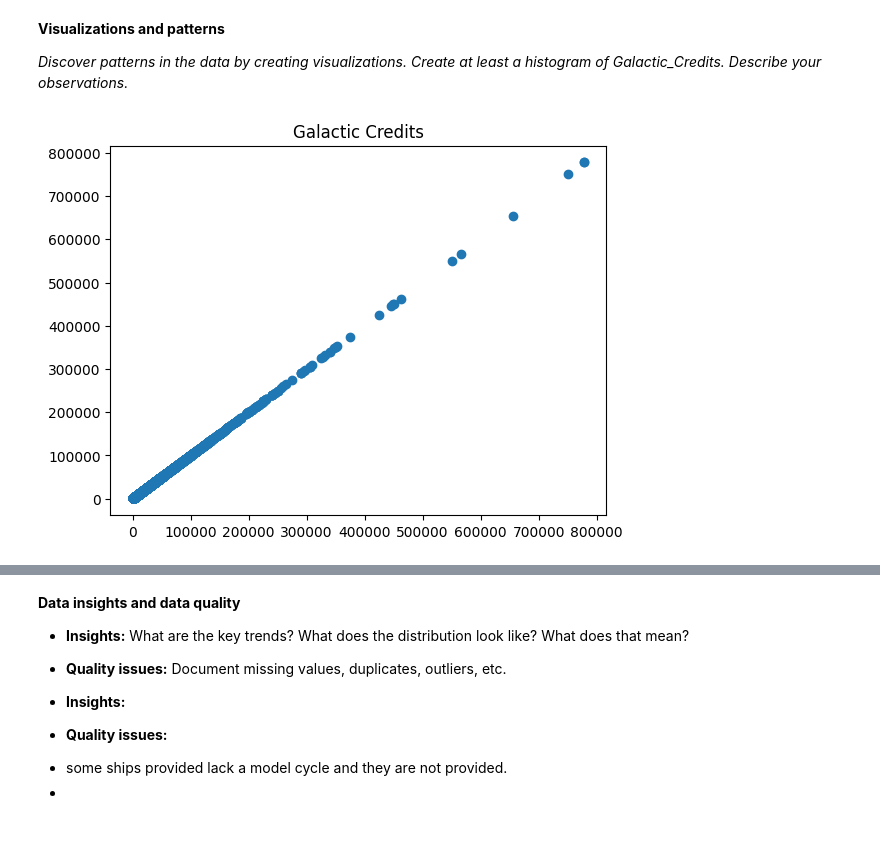
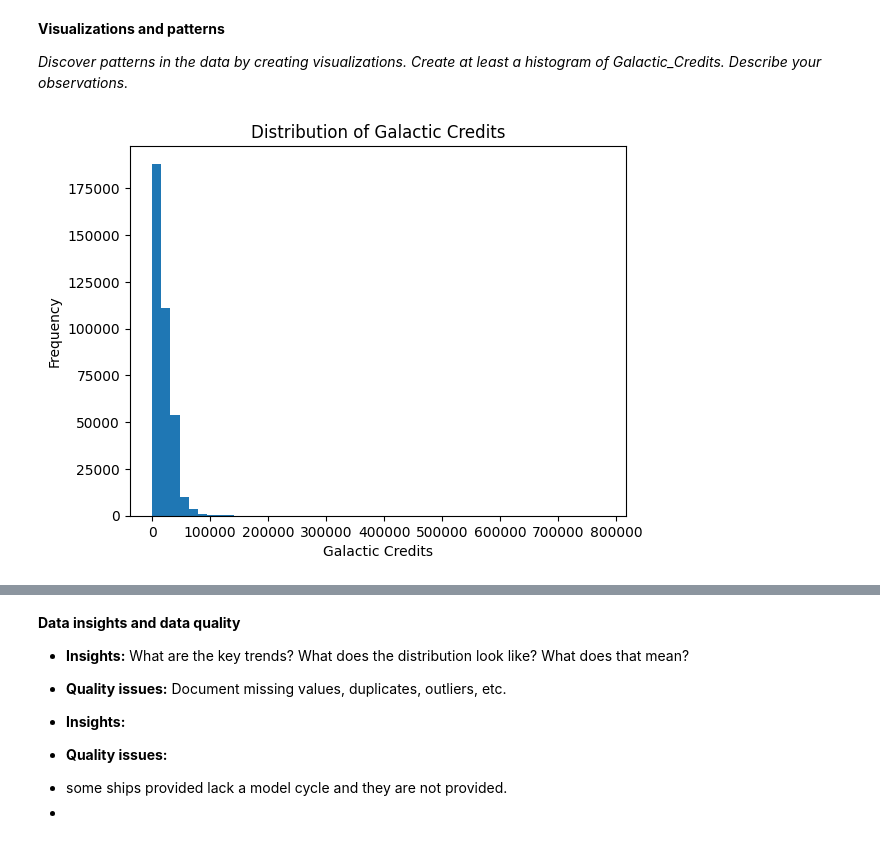
Before and after one commit to iuliabac/0329---Assignment, a Jupyter notebook: assignment_template_it1.ipynb, the cells around one changed output, grey strips where cells are left out. Saved outputs shown, nothing was run; the diff lists cells and outputs as text; code cells hidden in the pictures.

```diff
--- a/assignment_template_it1.ipynb
+++ b/assignment_template_it1.ipynb
@@ -108,10 +108,11 @@ memory usage: 14.1 MB
 **Visualizations and patterns**
 
 *Discover patterns in the data by creating visualizations. Create at least a histogram of Galactic_Credits. Describe your observations.*
-# %%
-# CODE CELL: Generate visualizations (e.g., scatter plots, histograms)
-plt.scatter(x=df['Galactic_Credits'], y=df['Galactic_Credits'])
-plt.title('Galactic Credits')
-plt.show()
-# %% [output]
-[figure, removed]
+# %%
+plt.hist(df['Galactic_Credits'], bins=50)
+plt.title('Distribution of Galactic Credits')
+plt.xlabel('Galactic Credits')
+plt.ylabel('Frequency')
+plt.show()
+# %% [output]
+[figure, added]
```
Also changed, not shown: parts of 2 cells of this notebook.
